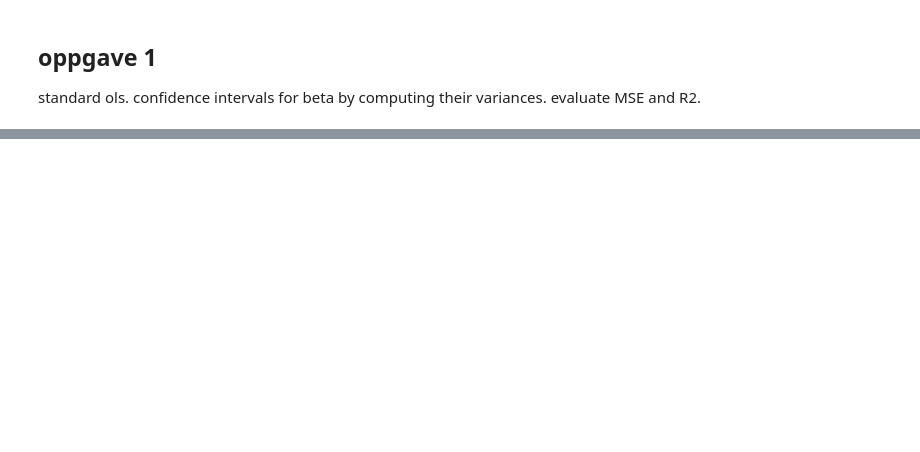
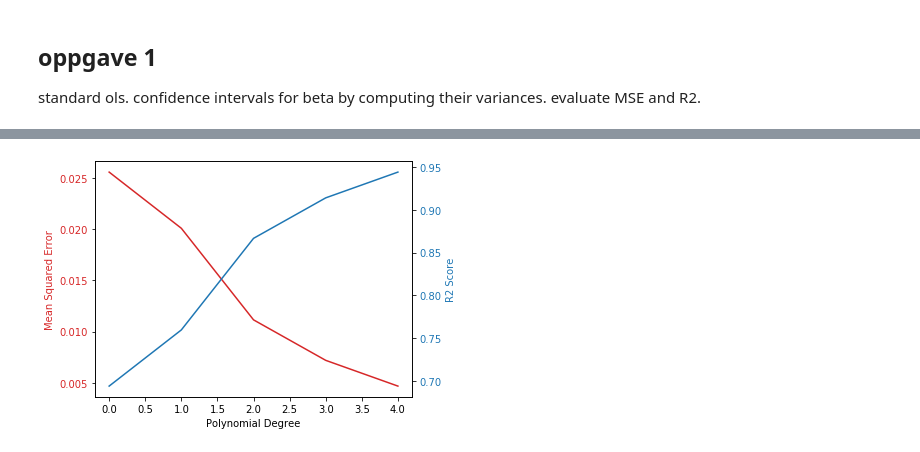
Before and after one commit to VemundST/Project1, a Jupyter notebook: main.ipynb, the cells around one changed output, grey strips where cells are left out. Cells and saved outputs as stored; diff of their text form; code cells hidden in the pictures; blank space fills up the shorter version.

```diff
--- a/main.ipynb
+++ b/main.ipynb
@@ -84,0 +106,20 @@ plt.show()
+# %%
+fig, ax1 = plt.subplots()
+
+color = 'tab:red'
+ax1.set_xlabel('Polynomial Degree')
+ax1.set_ylabel('Mean Squared Error', color=color)
+ax1.plot(range(maxpower), mse_ols_scikit, color=color)
+ax1.tick_params(axis='y', labelcolor=color)
+
+ax2 = ax1.twinx()  # instantiate a second axes that shares the same x-axis
+
+color = 'tab:blue'
+ax2.set_ylabel('R2 Score', color=color)  # we already handled the x-label with ax1
+ax2.plot(range(maxpower), r2_ols_scikit, color=color)
+ax2.tick_params(axis='y', labelcolor=color)
+
+fig.tight_layout()  # otherwise the right y-label is slightly clipped
+plt.show()
+# %% [output]
+[figure, added]
```
Also changed, not shown: parts of 5 cells of this notebook.
